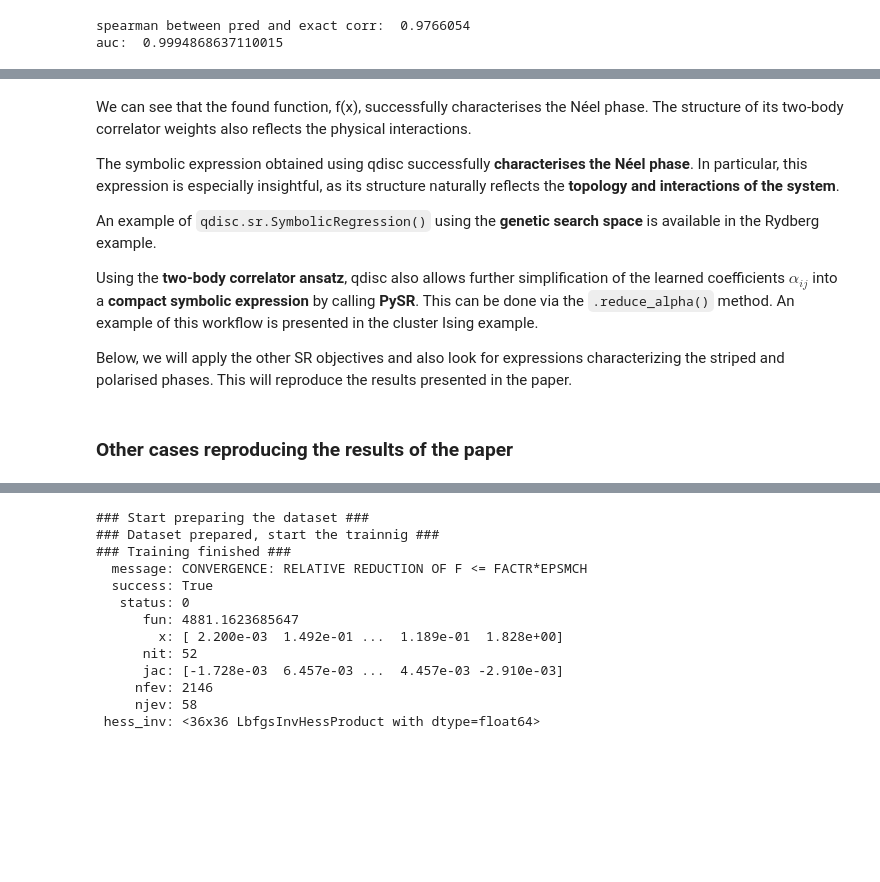
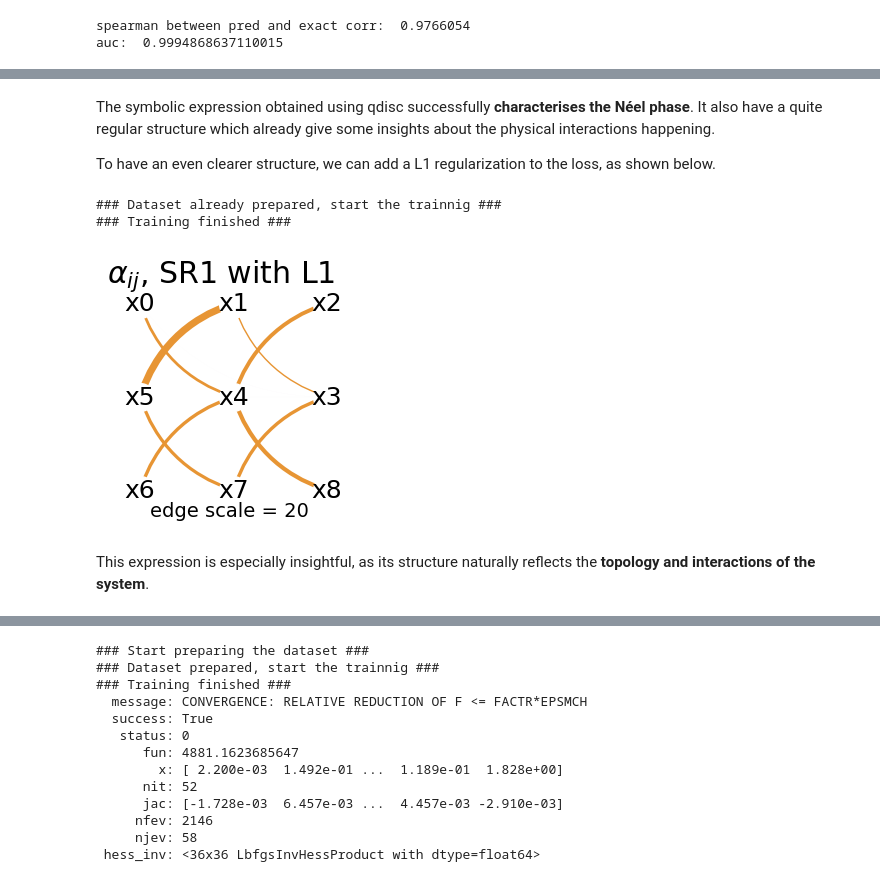
Before and after one commit to qic-ibk/qdisc, a Jupyter notebook: nbs/tutorials/J1J2_tuto2_SR.ipynb, the cells around one changed output, grey strips where cells are left out. Saved outputs shown, nothing was run; the diff lists cells and outputs as text; code cells hidden in the pictures; blank space fills up the shorter version.

```diff
--- a/nbs/tutorials/J1J2_tuto2_SR.ipynb
+++ b/nbs/tutorials/J1J2_tuto2_SR.ipynb
@@ -197,3 +154,0 @@ plt.imshow(jnp.mean(corr,axis=-1))
-# %%
-mySR.model.alpha = (jnp.abs(alpha)>0.9)*alpha
-mySR.plot_alpha(topology=topology, edge_scale=5, name='SR1')
@@ -207,3 +154,0 @@ _ = mySR.compute_and_plot_prediction(name='SR1', class_pred=True)
-# %%
-mySR.model.alpha = (alpha>0.3)*1
-mySR.plot_alpha(topology=topology, edge_scale=5, name='SR1')
@@ -216,12 +155,15 @@ _ = mySR.compute_and_plot_prediction(name='SR1', class_pred=True)
 # %% [markdown]
-We can see that the found function, f(x), successfully characterises the Néel phase. The structure of its two-body correlator weights also reflects the physical interactions.
+The symbolic expression obtained using qdisc successfully **characterises the Néel phase**. It also have a quite regular structure which already give some insights about the physical interactions happening.
 
-The symbolic expression obtained using qdisc successfully **characterises the Néel phase**. In particular, this expression is especially insightful, as its structure naturally reflects the **topology and interactions of the system**.
-
-An example of `qdisc.sr.SymbolicRegression()` using the **genetic search space** is available in the Rydberg example.
-
-Using the **two-body correlator ansatz**, qdisc also allows further simplification of the learned coefficients $\alpha_{ij}$ into a **compact symbolic expression** by calling **PySR**. This can be done via the `.reduce_alpha()` method. An example of this workflow is presented in the cluster Ising example.
-
-Below, we will apply the other SR objectives and also look for expressions characterizing the striped and polarised phases. This will reproduce the results presented in the paper.
+To have an even clearer structure, we can add a L1 regularization to the loss, as shown below.
-# %% [markdown]
-### Other cases reproducing the results of the paper
+# %%
+res = mySR.train(key, dataset_size=2000, L1_reg=5, print_min_results=False)
+
+mySR.plot_alpha(topology=topology, edge_scale=20, name='SR1 with L1')
+all_alpha_neel['SR1_L1'] = mySR.model.alpha
+# %% [output]
+### Dataset already prepared, start the trainnig ###
+### Training finished ###
+[figure, added]
+# %% [markdown]
+This expression is especially insightful, as its structure naturally reflects the **topology and interactions of the system**.
```
Also changed, not shown: parts of 55 cells of this notebook, 22 other files.
